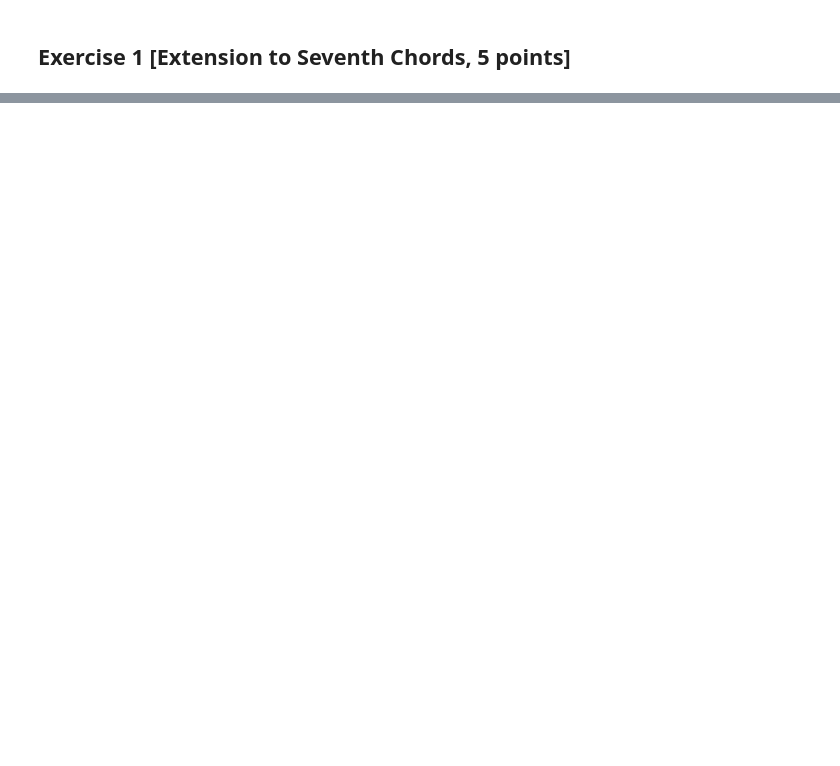
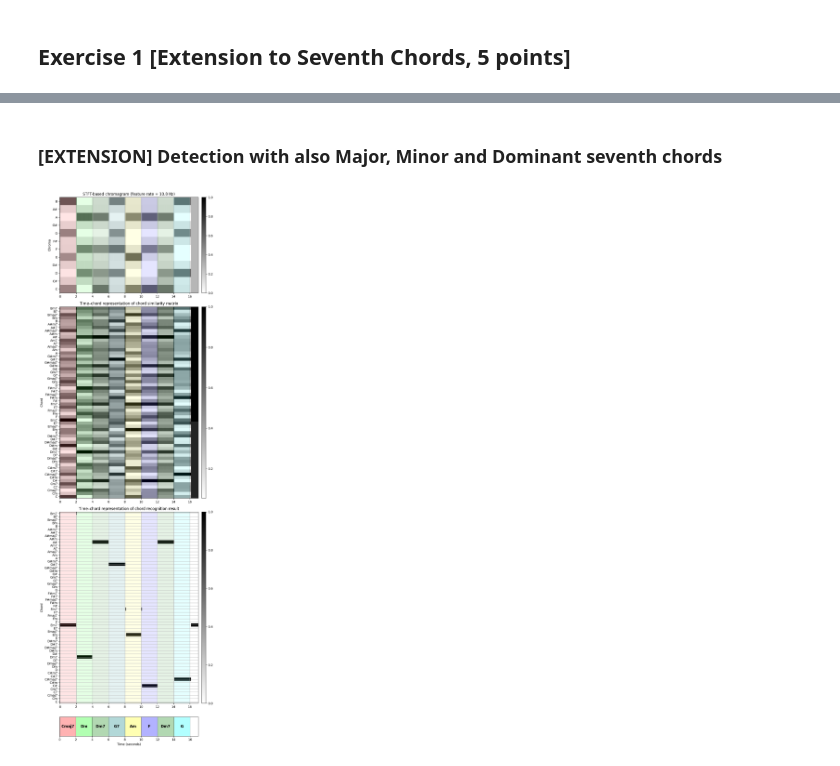
Before and after one commit to martijuanola/RWTH-AIiM, a Jupyter notebook: exercices/e9/e9-main.ipynb, the cells around one changed output, grey strips where cells are left out. Saved outputs shown, nothing was run; the diff lists cells and outputs as text; code cells hidden in the pictures; blank space fills up the shorter version.

```diff
--- a/exercices/e9/e9-main.ipynb
+++ b/exercices/e9/e9-main.ipynb
@@ -28,0 +299,10 @@ Audio file path: /Users/martijuanola/git_repositories/RWTH-AIiM/exercices/e9/dat
+# %% [markdown]
+### [EXTENSION] Detection with also Major, Minor and Dominant seventh chords
+# %%
+X = X_STFT
+chord_sim, chord_max = chord_recognition_template(X, norm_sim='max', with_sevenths=True)
+chord_labels = get_chord_labels(nonchord=False, with_sevenths=True)
+
+plot_chord_detection(X, Fs_X, x_dur, ann, color_ann, chord_sim, chord_max, chord_labels)
+# %% [output]
+[figure, added]
```
Also changed, not shown: parts of 11 cells of this notebook, 1 other file.
